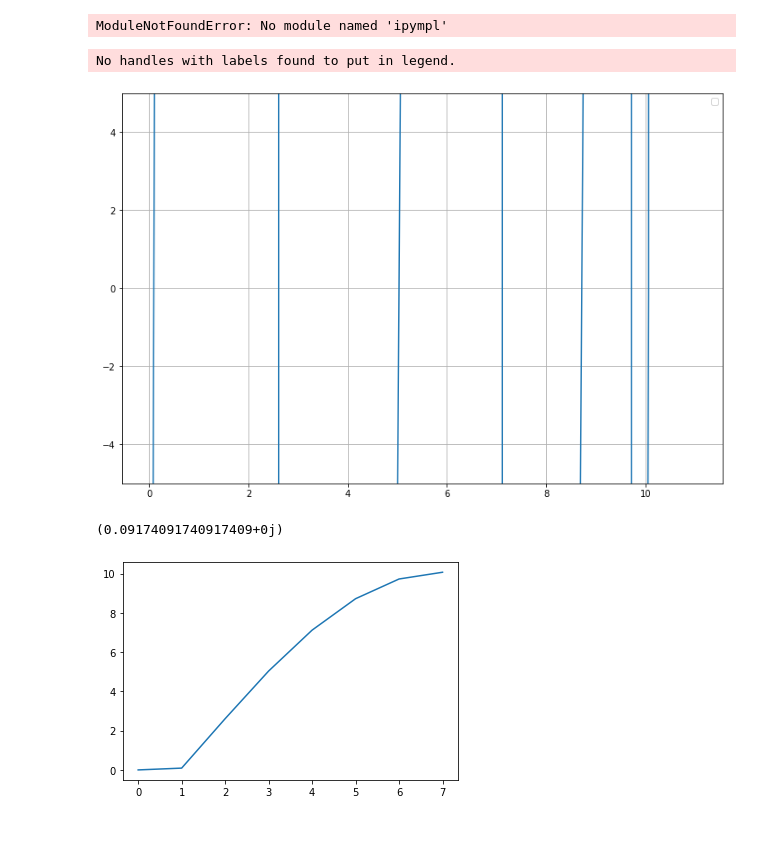
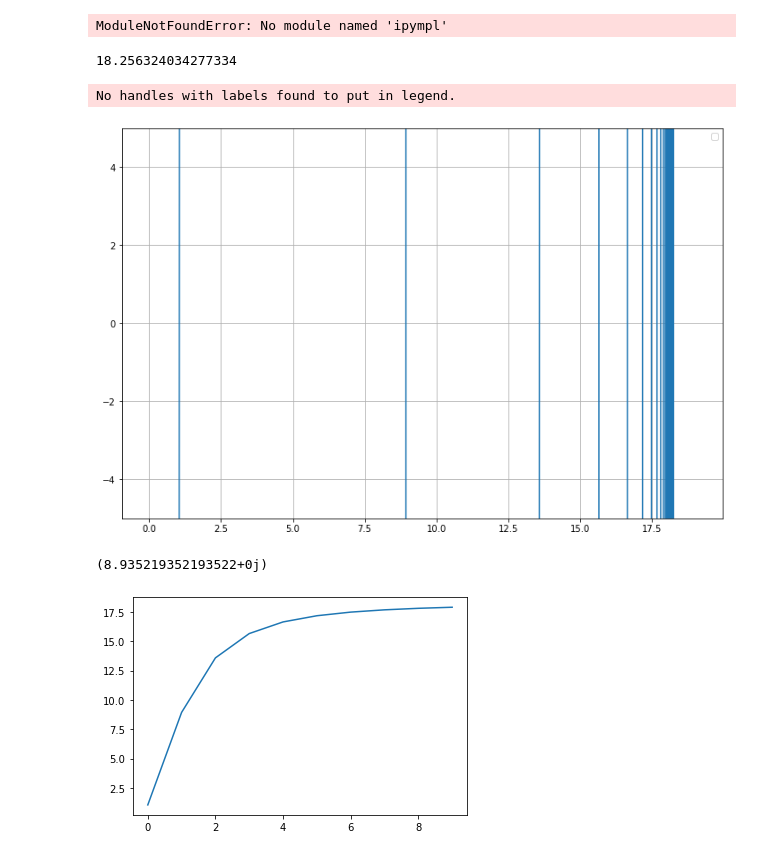
Before and after one commit to RemiRousseau/JJarray_formal, a Jupyter notebook: Formal_lossy_2.ipynb, the cells around one changed output. Saved outputs shown, nothing was run; the diff lists cells and outputs as text; code cells hidden in the pictures.

```diff
--- a/Formal_lossy_2.ipynb
+++ b/Formal_lossy_2.ipynb
@@ -394,39 +389,49 @@ ct = 0.1
+# %%
+n_jct = 80
+lj = 1.9
+cj = 40e-6
+cg = 2e-7
+ct = 3e-4
+# %%
+1/np.sqrt(lj*cj)/2/np.pi
+# %% [output]
+18.256324034277334
 # %%
-zs = lambda w: 1j*lj*w
+zs = lambda w: 1j*lj*w/(1-lj*cj*w**2)
 yg = lambda w: 1j*cg*w
 zt = lambda w: 1/(1j*ct*w)
 # %%
 gamma = lambda w: np.arccos(zs(w)*yg(w)/2+1)
 #zl = lambda w: np.sqrt(zs(w)/(1-np.exp(-1j*gamma(w))))
 zl = lambda w: np.sqrt(zs(w)/yg(w)*np.exp(1j*gamma(w)))
 z_in = lambda w: zl(w)*(zt(w)+1j*zl(w)*np.tan(gamma(w)*n_jct/2))/(zl(w)+1j*zt(w)*np.tan(gamma(w)*n_jct/2))
 fig,ax = plt.subplots(figsize = (12,8))
-ws = np.linspace(0,11,100000, dtype=complex)*2*np.pi
+ws = np.linspace(0,19,100000, dtype=complex)*2*np.pi
 #plt.plot(ws/2/np.pi,np.imag(zl(ws)),label="discret")
 #plt.plot(ws/2/np.pi,zl_2(ws))
 z_in_im_vals = np.imag(z_in(ws))
 plt.plot(ws/2/np.pi,z_in_im_vals)
 
 
 for i in range(n_jct):
     fi = i/(2*n_jct*np.sqrt(lj*cg))
     #plt.plot([fi,fi],[-1e10,1e10],"--",color="green",linewidth=0.5)
 
 plt.ylim([-5,5])
 plt.legend()
 plt.grid()
 plt.show()
 # %% [output]
 No handles with labels found to put in legend.
-[figure, old version]
+[figure, new version]
 # %%
 sgn = np.sign(z_in_im_vals)
-f_roots = [0]+[ws[ind]/2/np.pi for ind, test in enumerate(sgn[:-1] * sgn[1:] == -1) if test]
+f_roots = [ws[ind]/2/np.pi for ind, test in enumerate(sgn[:-1] * sgn[1:] == -1) if test]
 plt.plot(f_roots[:10])
 print(f_roots[1])
 # %% [output]
-(0.09174091740917409+0j)
+(8.935219352193522+0j)
-[figure, old version]
+[figure, new version]
 # %%
 gamma_2 = lambda w: np.sqrt(zs(w)*yg(w))
 zl_2 = lambda w: np.sqrt(zs(w)/yg(w))
```
Also changed, not shown: parts of 4 cells of this notebook.
